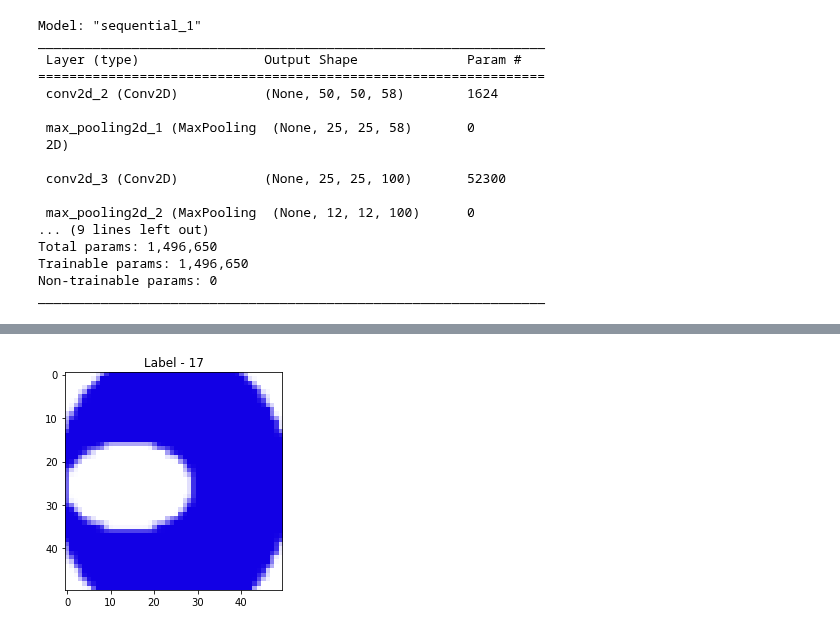
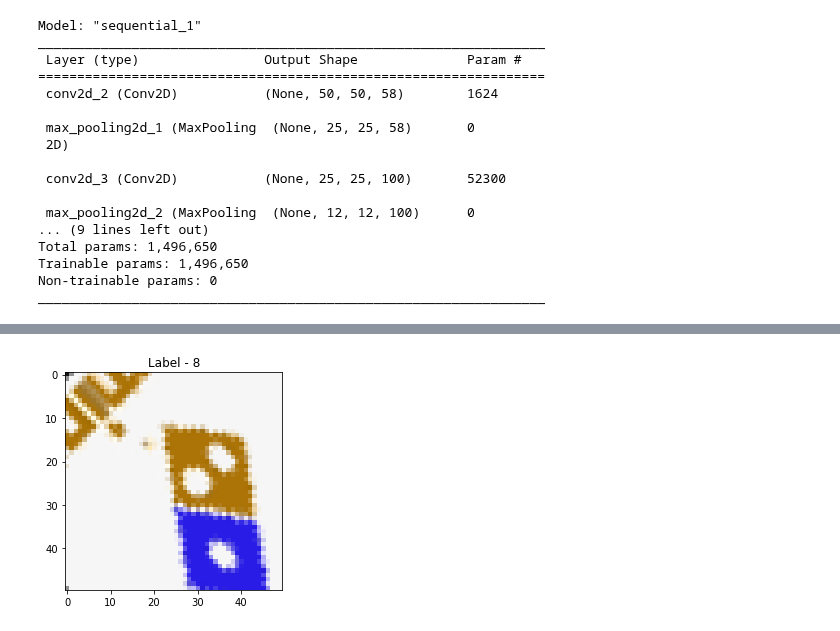
Before and after one commit to HoJin1014/KNU-BIGDATA-study, a Jupyter notebook: 2022.09.20/ex_project1.ipynb, the cells around one changed output, grey strips where cells are left out. Cells and saved outputs as stored; diff of their text form; code cells hidden in the pictures.

```diff
--- a/2022.09.20/ex_project1.ipynb
+++ b/2022.09.20/ex_project1.ipynb
@@ -496,6 +540,10 @@ plt.show()
+# %%
+plt.imshow(x_test[30].reshape(50,50,3))
+plt.title(f'Label - {y_test[30]}')
+plt.show()
+# %% [output]
+[figure, added]
 # %%
-plt.imshow(x_val[150].reshape(50,50,3))
-plt.title(f'Label - {y_val[150]}')
+plt.imshow(x_val[15].reshape(50,50,3))
+plt.title(f'Label - {y_val[15]}')
 plt.show()
-# %% [output]
-[figure, removed]
```
Also changed, not shown: parts of 61 cells of this notebook.
